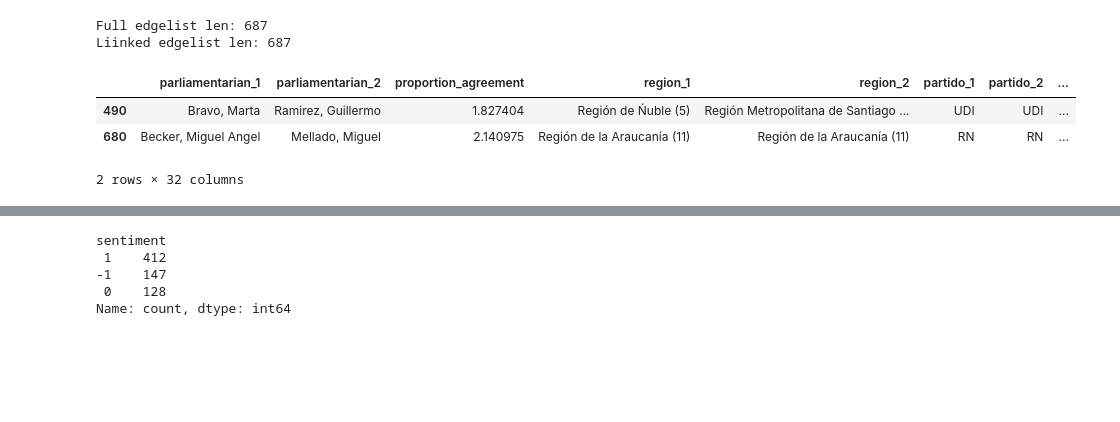
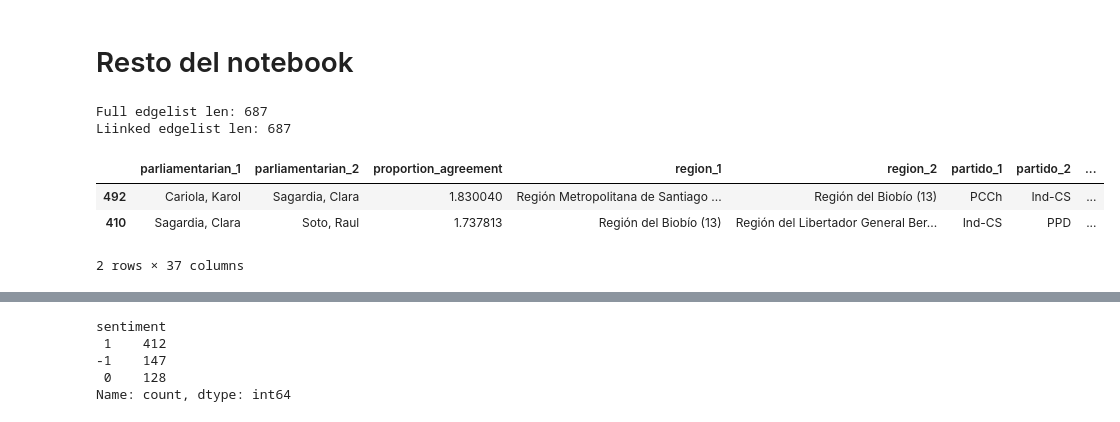
Before and after one commit to bpalas/proportionagreement, a Jupyter notebook: Test2.ipynb, the cells around one changed output, grey strips where cells are left out. Cells and saved outputs as stored; diff of their text form; code cells hidden in the pictures; blank space fills up the shorter version.

```diff
--- a/Test2.ipynb
+++ b/Test2.ipynb
@@ -1,16 +137,18 @@
+# %% [markdown]
+# Resto del notebook
 # %%
 import pandas as pd
 import numpy as np
 # %%
 # filtered_edgelist_df = pd.read_csv('final_edgelist.csv')
-filtered_edgelist_df = pd.read_csv('final_edgelist_gpt_o_mini_lista_cerrada_graph_machinelearning_V2.csv')
+filtered_edgelist_df = pd.read_csv('final_edgelist_gpt_o_mini_lista_cerrada_graph_machinelearning_V3.csv')
 print('Full edgelist len:', len(filtered_edgelist_df))
 print('Liinked edgelist len:', len(filtered_edgelist_df[filtered_edgelist_df['sentiment'] != 'no_link_found']))
 filtered_edgelist_df.sample(2)
 # %% [output]
 Full edgelist len: 687
 Liinked edgelist len: 687
 |  | parliamentarian_1 | parliamentarian_2 | proportion_agreement | region_1 | region_2 | partido_1 | partido_2 | ... |
-| 490 | Bravo, Marta | Ramirez, Guillermo | 1.827404 | Región de Ńuble (5) | Región Metropolitana de Santiago ... | UDI | UDI | ... |
-| 680 | Becker, Miguel Angel | Mellado, Miguel | 2.140975 | Región de la Araucanía (11) | Región de la Araucanía (11) | RN | RN | ... |
+| 492 | Cariola, Karol | Sagardia, Clara | 1.830040 | Región Metropolitana de Santiago ... | Región del Biobío (13) | PCCh | Ind-CS | ... |
+| 410 | Sagardia, Clara | Soto, Raul | 1.737813 | Región del Biobío (13) | Región del Libertador General Ber... | Ind-CS | PPD | ... |
-2 rows × 32 columns
+2 rows × 37 columns
```
Also changed, not shown: parts of 60 cells of this notebook, 11 other files.
